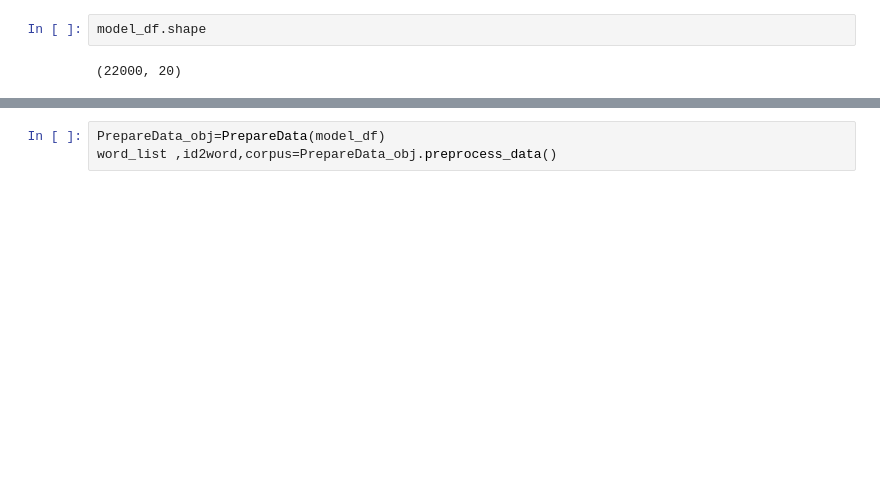
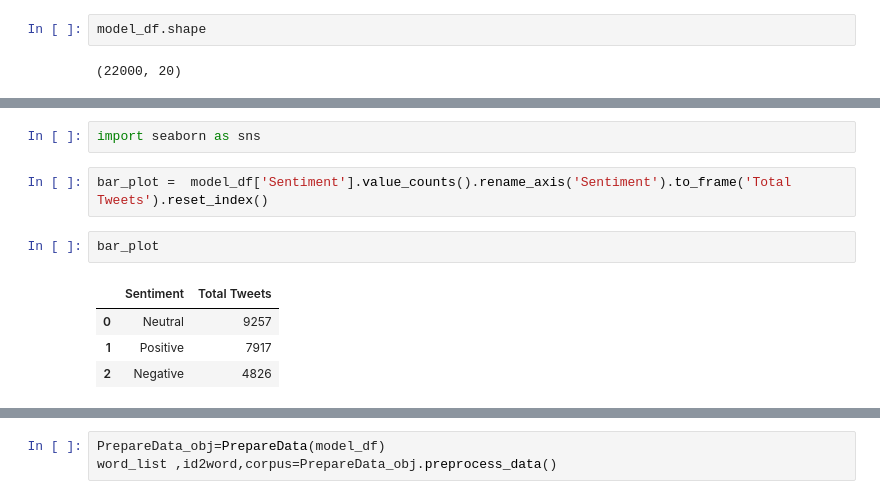
Before and after one commit to nahomHmichael/Twitter-Data-Analysis-10acad, a Jupyter notebook: topic_modeling.ipynb, the cells around one changed output, grey strips where cells are left out. Cells and saved outputs as stored; diff of their text form; blank space fills up the shorter version.

```diff
--- a/topic_modeling.ipynb
+++ b/topic_modeling.ipynb
@@ -61,0 +264,11 @@ test_set = sentiment_tweet_data.iloc[17601:,]
+# %%
+import seaborn as sns
+# %%
+bar_plot =  model_df['Sentiment'].value_counts().rename_axis('Sentiment').to_frame('Total Tweets').reset_index()
+# %%
+bar_plot
+# %% [output]
+|  | Sentiment | Total Tweets |
+| 0 | Neutral | 9257 |
+| 1 | Positive | 7917 |
+| 2 | Negative | 4826 |
```
Also changed, not shown: parts of 86 cells of this notebook, 1 other file.
